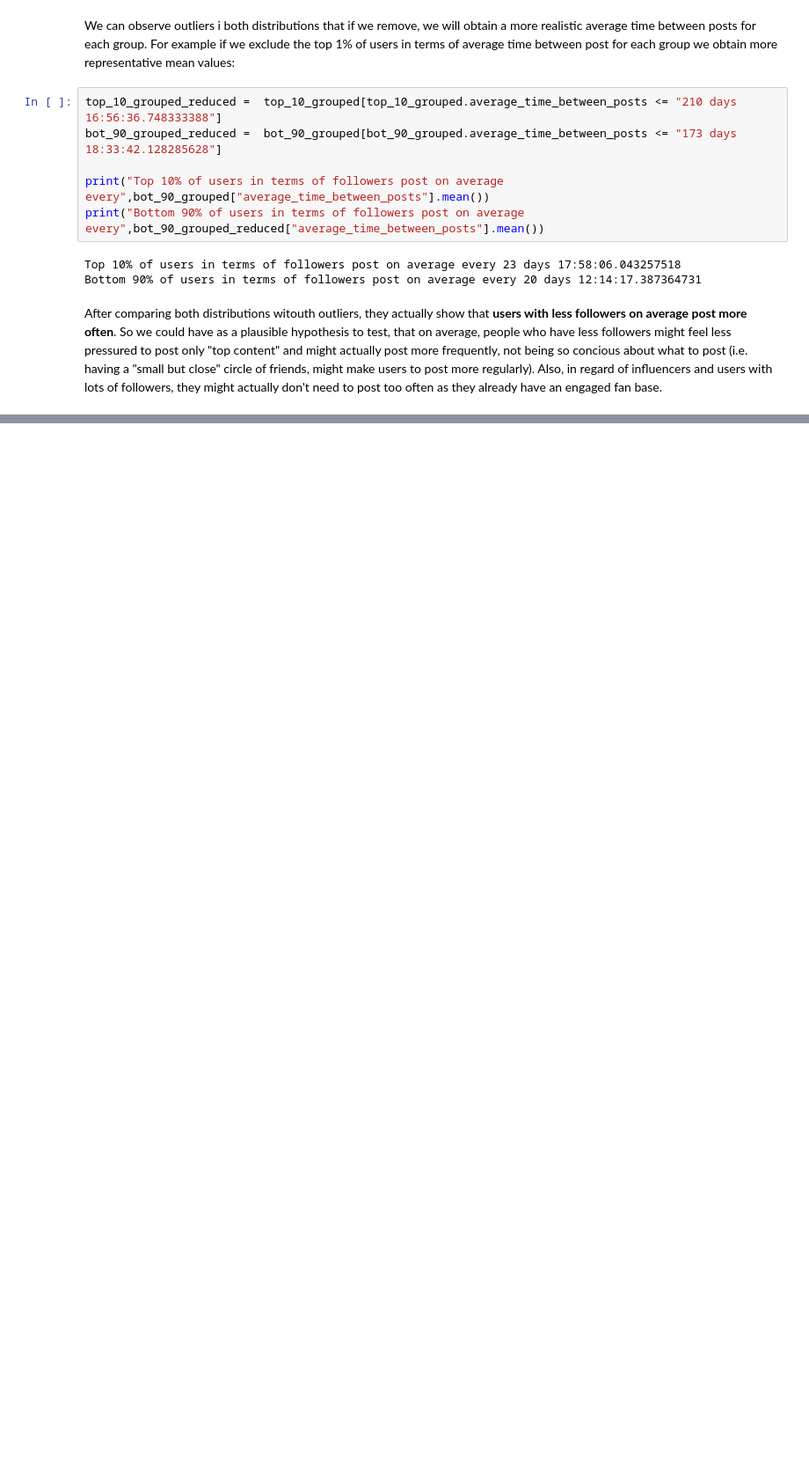
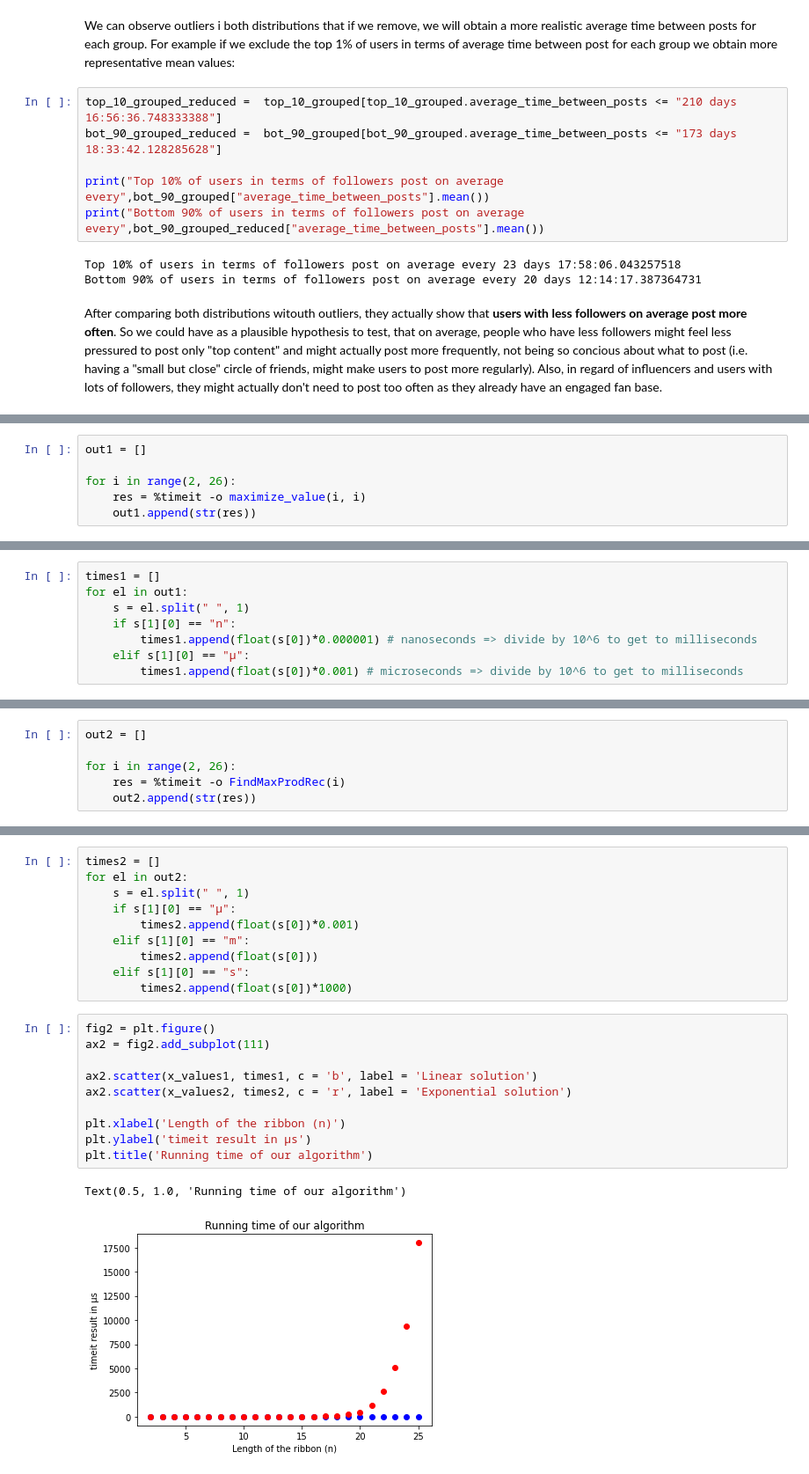
Before and after one commit to Iadiserniag/ADM-HW2, a Jupyter notebook: RQ12345678.ipynb, the cells around one changed output, grey strips where cells are left out. Shown at 88% size. Cells and saved outputs as stored; diff of their text form; blank space fills up the shorter version.

```diff
--- a/RQ12345678.ipynb
+++ b/RQ12345678.ipynb
@@ -1715,0 +2085,6 @@ After comparing both distributions witouth outliers, they actually show that <b>
+# %%
+out1 = []
+
+for i in range(2, 26):
+    res = %timeit -o maximize_value(i, i)
+    out1.append(str(res))
@@ -1715,0 +2109,8 @@ After comparing both distributions witouth outliers, they actually show that <b>
+# %%
+times1 = []
+for el in out1:
+    s = el.split(" ", 1)
+    if s[1][0] == "n":
+        times1.append(float(s[0])*0.000001) # nanoseconds => divide by 10^6 to get to milliseconds
+    elif s[1][0] == "µ":
+        times1.append(float(s[0])*0.001) # microseconds => divide by 10^6 to get to milliseconds
@@ -1715,0 +2119,6 @@ After comparing both distributions witouth outliers, they actually show that <b>
+# %%
+out2 = []
+
+for i in range(2, 26):
+    res = %timeit -o FindMaxProdRec(i)
+    out2.append(str(res))
@@ -1715,0 +2143,23 @@ After comparing both distributions witouth outliers, they actually show that <b>
+# %%
+times2 = []
+for el in out2:
+    s = el.split(" ", 1)
+    if s[1][0] == "µ":
+        times2.append(float(s[0])*0.001)
+    elif s[1][0] == "m":
+        times2.append(float(s[0]))
+    elif s[1][0] == "s":
+        times2.append(float(s[0])*1000)
+# %%
+fig2 = plt.figure()
+ax2 = fig2.add_subplot(111)
+
+ax2.scatter(x_values1, times1, c = 'b', label = 'Linear solution')
+ax2.scatter(x_values2, times2, c = 'r', label = 'Exponential solution')
+
+plt.xlabel('Length of the ribbon (n)')
+plt.ylabel('timeit result in μs')
+plt.title('Running time of our algorithm')
+# %% [output]
+Text(0.5, 1.0, 'Running time of our algorithm')
+[figure, added]
```
Also changed, not shown: parts of 28 cells of this notebook.
